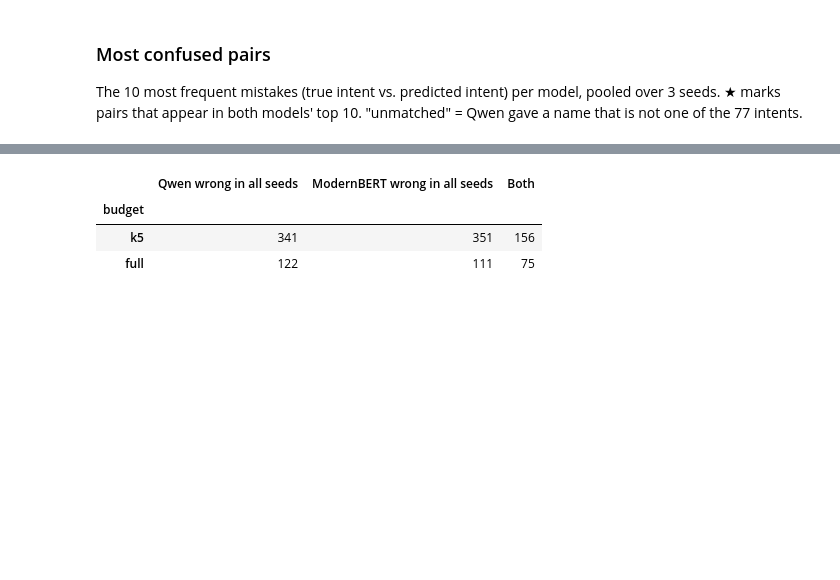
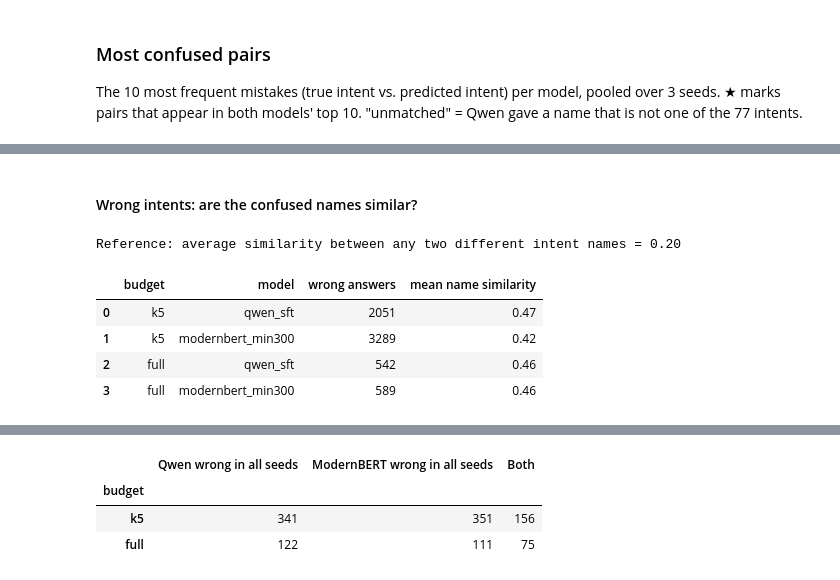
Before and after one commit to csugasi/DATASCI266-Banking77-Encoder-vs-Decoder, a Jupyter notebook: notebooks/error_analysis.ipynb, the cells around one changed output, grey strips where cells are left out. Saved outputs shown, nothing was run; the diff lists cells and outputs as text; code cells hidden in the pictures; blank space fills up the shorter version.

```diff
--- a/notebooks/error_analysis.ipynb
+++ b/notebooks/error_analysis.ipynb
@@ -257,0 +390,26 @@ Name: count, dtype: int64
+# %% [markdown]
+#### Wrong intents: are the confused names similar?
+# %%
+import numpy as np
+
+label_sim = label_vecs @ label_vecs.T          # name similarity between every pair of intents
+baseline = label_sim[~np.eye(len(names), dtype=bool)].mean()
+
+rows = []
+for b in BUDGETS:
+    for m in MODELS:
+        df = pooled(m, b)
+        wrong = df[(df["predicted_label"] != df["true_label"]) & (df["predicted_label"] != -1)]
+        sims = label_sim[wrong["true_label"].to_numpy(), wrong["predicted_label"].to_numpy()]
+        rows.append({"budget": b, "model": m, "wrong answers": len(wrong),
+                     "mean name similarity": round(float(sims.mean()), 2)})
+
+print(f"Reference: average similarity between any two different intent names = {baseline:.2f}")
+display(pd.DataFrame(rows))
+# %% [output]
+Reference: average similarity between any two different intent names = 0.20
+|  | budget | model | wrong answers | mean name similarity |
+| 0 | k5 | qwen_sft | 2051 | 0.47 |
+| 1 | k5 | modernbert_min300 | 3289 | 0.42 |
+| 2 | full | qwen_sft | 542 | 0.46 |
+| 3 | full | modernbert_min300 | 589 | 0.46 |
```
Also changed, not shown: parts of 24 cells of this notebook, 1 other file.
